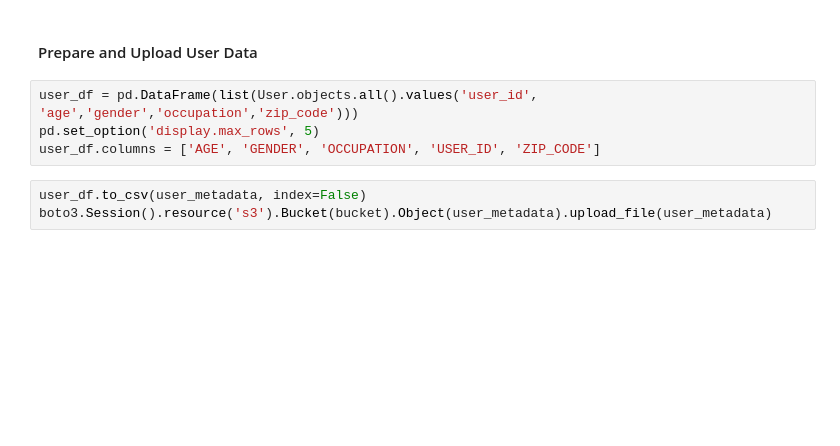
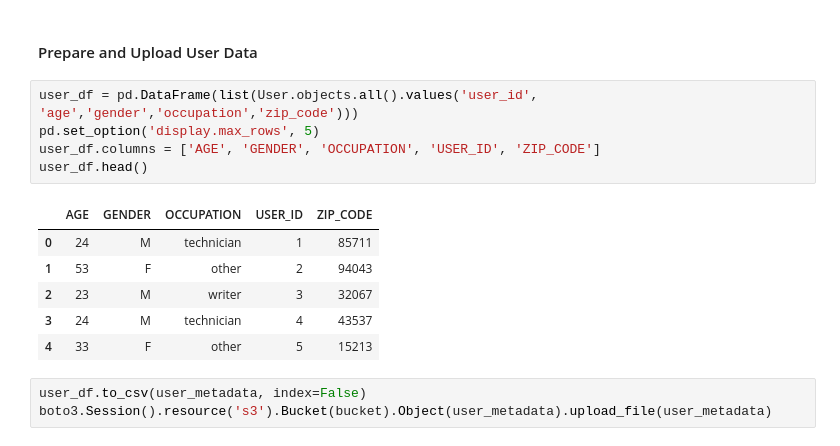
Before and after one commit to chrisking/personalens, a Jupyter notebook: Personalize_Sample_With_DB.ipynb, the cells around one changed output. Saved outputs shown, nothing was run; the diff lists cells and outputs as text; blank space fills up the shorter version.

```diff
--- a/Personalize_Sample_With_DB.ipynb
+++ b/Personalize_Sample_With_DB.ipynb
@@ -68,7 +76,15 @@ from movielens.models import UserData
 # %%
 user_df = pd.DataFrame(list(User.objects.all().values('user_id', 'age','gender','occupation','zip_code')))
 pd.set_option('display.max_rows', 5)
 user_df.columns = ['AGE', 'GENDER', 'OCCUPATION', 'USER_ID', 'ZIP_CODE']
+user_df.head()
+# %% [output]
+|  | AGE | GENDER | OCCUPATION | USER_ID | ZIP_CODE |
+| 0 | 24 | M | technician | 1 | 85711 |
+| 1 | 53 | F | other | 2 | 94043 |
+| 2 | 23 | M | writer | 3 | 32067 |
+| 3 | 24 | M | technician | 4 | 43537 |
+| 4 | 33 | F | other | 5 | 15213 |
 # %%
 user_df.to_csv(user_metadata, index=False)
 boto3.Session().resource('s3').Bucket(bucket).Object(user_metadata).upload_file(user_metadata)
```
Also changed, not shown: parts of 31 cells of this notebook, 3 other files.
